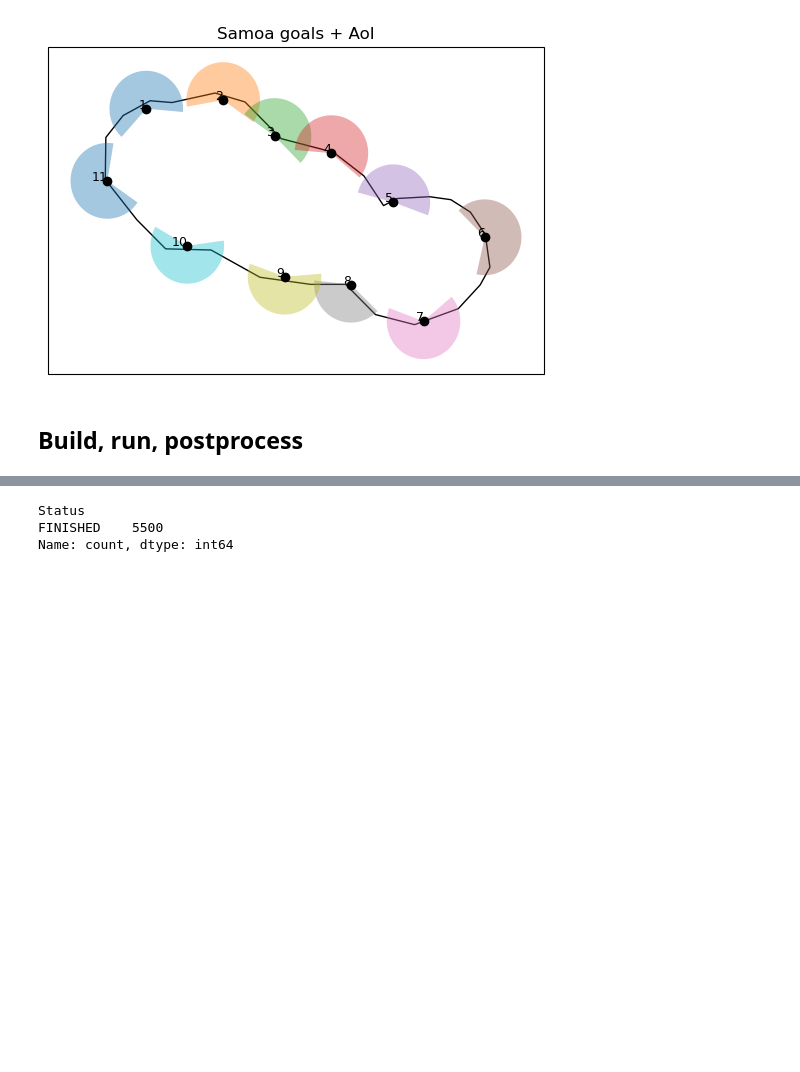
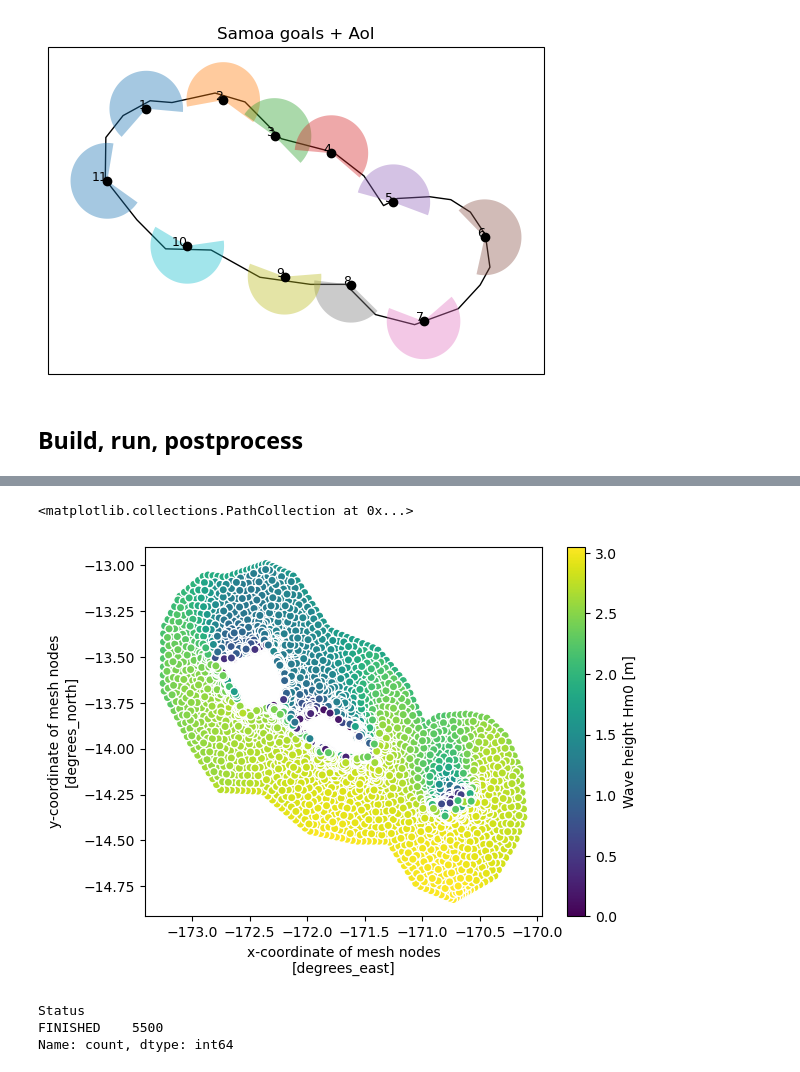
Before and after one commit to GeoOcean/HyGloW, a Jupyter notebook: Samoa/05_Metamodel_Cases_Generation.ipynb, the cells around one changed output, grey strips where cells are left out. Saved outputs shown, nothing was run; the diff lists cells and outputs as text; code cells hidden in the pictures; blank space fills up the shorter version.

```diff
--- a/Samoa/05_Metamodel_Cases_Generation.ipynb
+++ b/Samoa/05_Metamodel_Cases_Generation.ipynb
@@ -87,3 +90,12 @@ wrapper.build_cases(
+# %%
+import xarray as xr
+
+xr.open_dataset("SnapWave_CASES_Metamodel/01/0001/output_map.nc").plot.scatter(
+    x="mesh2d_node_x", y="mesh2d_node_y", hue="hm0"
+)
+# %% [output]
+<matplotlib.collections.PathCollection at 0x...>
+[figure, added]
 # %%
 wrapper.run_cases_in_background(launcher="default", num_workers=2)
 # %%
```
Also changed, not shown: parts of 2 cells of this notebook, 2 other files.
